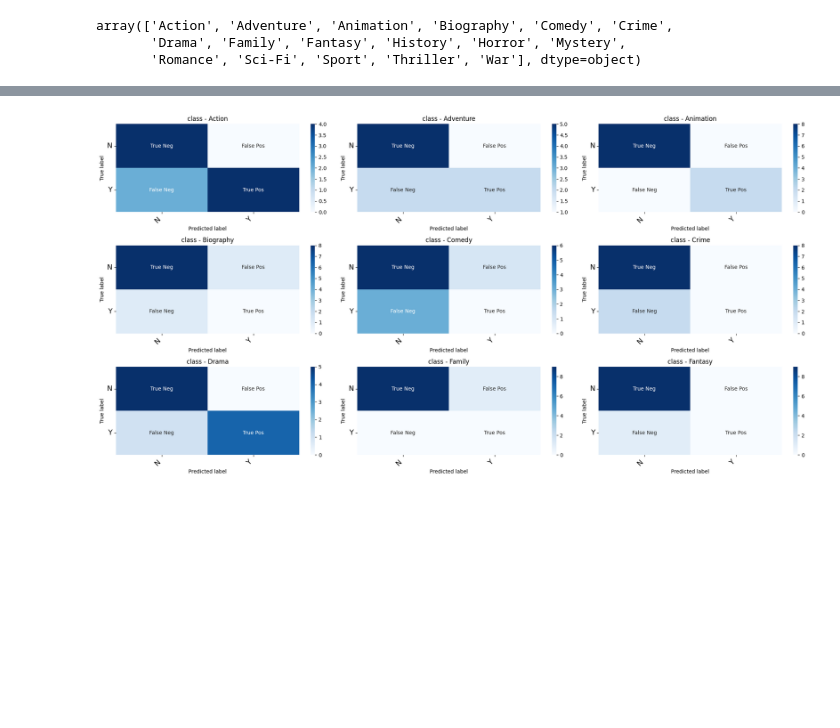
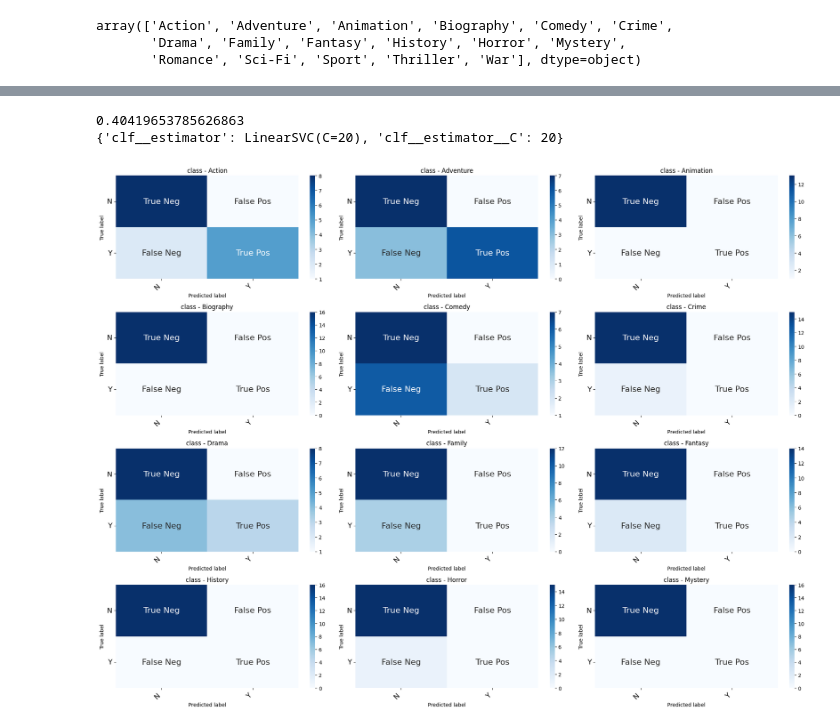
Before and after one commit to Eviedf/movieclassifier, a Jupyter notebook: movie_classification.ipynb, the cells around one changed output, grey strips where cells are left out. Cells and saved outputs as stored; diff of their text form; code cells hidden in the pictures; blank space fills up the shorter version.

Commit message:
include some some visualisations and gridsearchcv

```diff
--- a/movie_classification.ipynb
+++ b/movie_classification.ipynb
@@ -201,5 +195,0 @@ Pipeline(steps=[('features',
-# %%
-from sklearn.metrics import f1_score, multilabel_confusion_matrix
-data_pipeline.fit(X_train, y_train)
-y_pred = data_pipeline.predict(X_test)
-f1_score(y_test, y_pred, average="micro")
@@ -207,0 +207,23 @@ f1_score(y_test, y_pred, average="micro")
+# %%
+from statistics import LinearRegression
+from sklearn.linear_model import Ridge
+from sklearn.model_selection import GridSearchCV
+from sklearn.metrics import f1_score
+from sklearn.naive_bayes import MultinomialNB
+from sklearn.svm import SVC
+import warnings
+# warnings.filterwarnings("ignore")
+
+param_grid = [
+    {
+      'clf__estimator': [LinearSVC(), LogisticRegression(), SVC()],
+      "clf__estimator__C": [0.1, 1, 10, 20, 30, 100]
+    }]
+
+scoring = {'F1': 'f1_micro'}
+
+grid_search= GridSearchCV(data_pipeline, param_grid, cv=3, return_train_score=True, refit=True,
+                        scoring='f1_micro',
+                        verbose=1)
+
+grid_search.fit(X_train, y_train)
@@ -208,3 +249,11 @@ f1_score(y_test, y_pred, average="micro")
+# %%
+print(grid_search.best_score_)
+print(grid_search.best_params_)
+# %% [output]
+0.40419653785626863
+{'clf__estimator': LinearSVC(C=20), 'clf__estimator__C': 20}
+# %%
+y_pred = grid_search.predict(X_test)
 # %%
 import matplotlib.pyplot as plt
 import seaborn as sns
@@ -218,7 +267,7 @@ def print_confusion_matrix(confusion_matrix, axes, class_label, class_names, fon
     labels = ['True Neg','False Pos','False Neg','True Pos']
     labels = np.asarray(labels).reshape(2,2)
 
-    heatmap = sns.heatmap(df_cm, annot=labels, fmt="", ax=axes, cmap='Blues')
+    heatmap = sns.heatmap(df_cm, annot=labels, fmt="", ax=axes, cmap='Blues', annot_kws={"size": 16})
     heatmap.yaxis.set_ticklabels(heatmap.yaxis.get_ticklabels(), rotation=0, ha='right', fontsize=fontsize)
     heatmap.xaxis.set_ticklabels(heatmap.xaxis.get_ticklabels(), rotation=45, ha='right', fontsize=fontsize)
     axes.set_ylabel('True label')
@@ -227,13 +276,13 @@ def print_confusion_matrix(confusion_matrix, axes, class_label, class_names, fon
 # %%
 from sklearn.metrics import multilabel_confusion_matrix
 
 matr = multilabel_confusion_matrix(y_test, y_pred)
-fig, ax = plt.subplots(3, 3, figsize=(20, 10))
+fig, ax = plt.subplots(4, 3, figsize=(20, 15))
 
 for axes, cfs_matrix, label in zip(ax.flatten(), matr, multilabel_binarizer.classes_):
     print_confusion_matrix(cfs_matrix, axes, label, ["N", "Y"])
 
 fig.tight_layout()
 plt.show()
 # %% [output]
-[figure, old version]
+[figure, new version]
```
Also changed, not shown: parts of 11 cells of this notebook.
